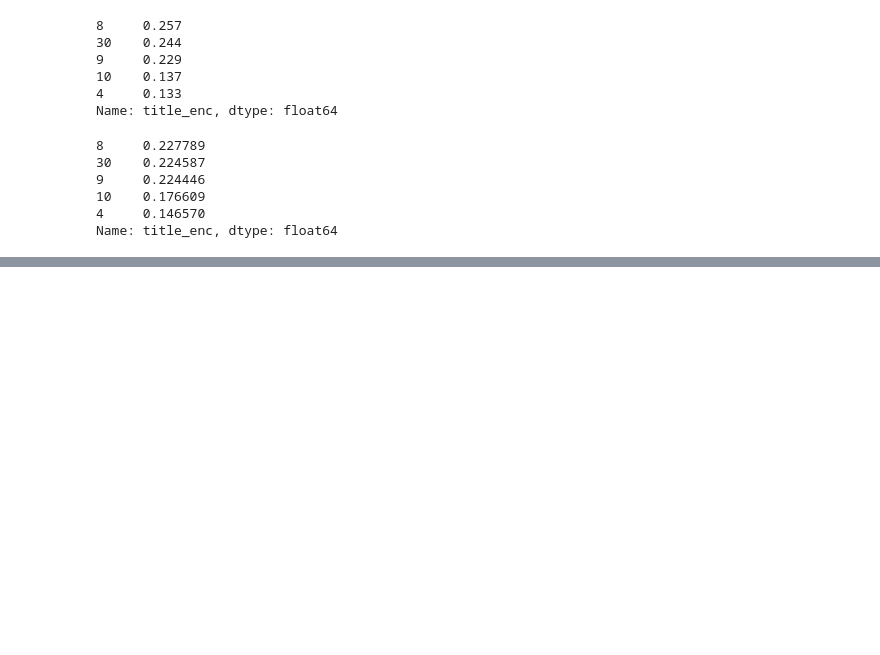
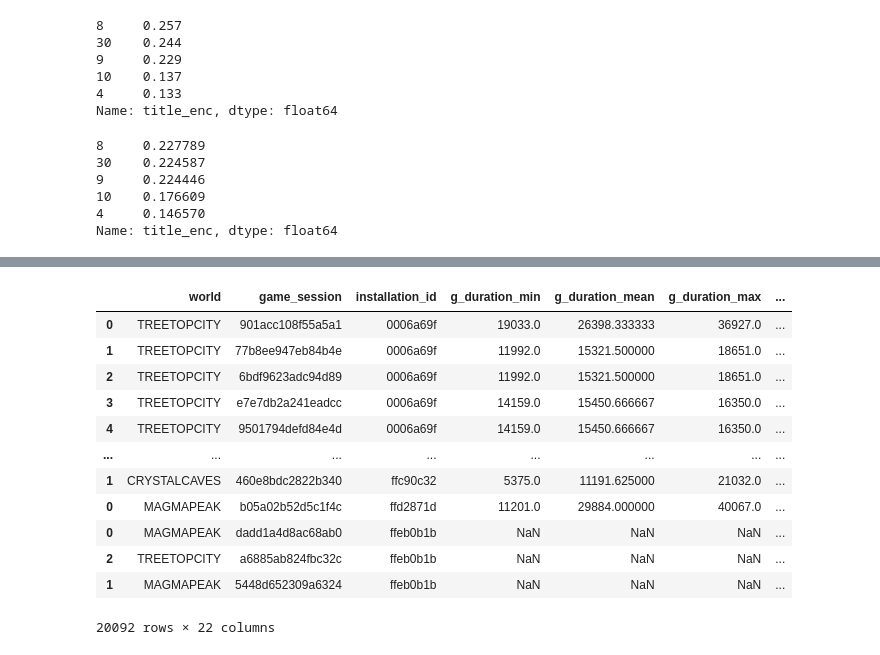
Before and after one commit to guchio3/kaggle-dsb-2019, a Jupyter notebook: notebooks/e026_target_length_analysis.ipynb, the cells around one changed output, grey strips where cells are left out. Saved outputs shown, nothing was run; the diff lists cells and outputs as text; code cells hidden in the pictures; blank space fills up the shorter version.

```diff
--- a/notebooks/e026_target_length_analysis.ipynb
+++ b/notebooks/e026_target_length_analysis.ipynb
@@ -786,0 +780,18 @@ array([ True,  True,  True,  True,  True,  True,  True,  True,  True,
+# %%
+df = pd.read_pickle('../mnt/inputs/features/train/GameDurMiss.pkl')
+# %%
+df
+# %% [output]
+|  | world | game_session | installation_id | g_duration_min | g_duration_mean | g_duration_max | ... |
+| 0 | TREETOPCITY | 901acc108f55a5a1 | 0006a69f | 19033.0 | 26398.333333 | 36927.0 | ... |
+| 1 | TREETOPCITY | 77b8ee947eb84b4e | 0006a69f | 11992.0 | 15321.500000 | 18651.0 | ... |
+| 2 | TREETOPCITY | 6bdf9623adc94d89 | 0006a69f | 11992.0 | 15321.500000 | 18651.0 | ... |
+| 3 | TREETOPCITY | e7e7db2a241eadcc | 0006a69f | 14159.0 | 15450.666667 | 16350.0 | ... |
+| 4 | TREETOPCITY | 9501794defd84e4d | 0006a69f | 14159.0 | 15450.666667 | 16350.0 | ... |
+| ... | ... | ... | ... | ... | ... | ... | ... |
+| 1 | CRYSTALCAVES | 460e8bdc2822b340 | ffc90c32 | 5375.0 | 11191.625000 | 21032.0 | ... |
+| 0 | MAGMAPEAK | b05a02b52d5c1f4c | ffd2871d | 11201.0 | 29884.000000 | 40067.0 | ... |
+| 0 | MAGMAPEAK | dadd1a4d8ac68ab0 | ffeb0b1b | NaN | NaN | NaN | ... |
+| 2 | TREETOPCITY | a6885ab824fbc32c | ffeb0b1b | NaN | NaN | NaN | ... |
+| 1 | MAGMAPEAK | 5448d652309a6324 | ffeb0b1b | NaN | NaN | NaN | ... |
+20092 rows × 22 columns
```
Also changed, not shown: parts of 3 cells of this notebook, 3 other files.
